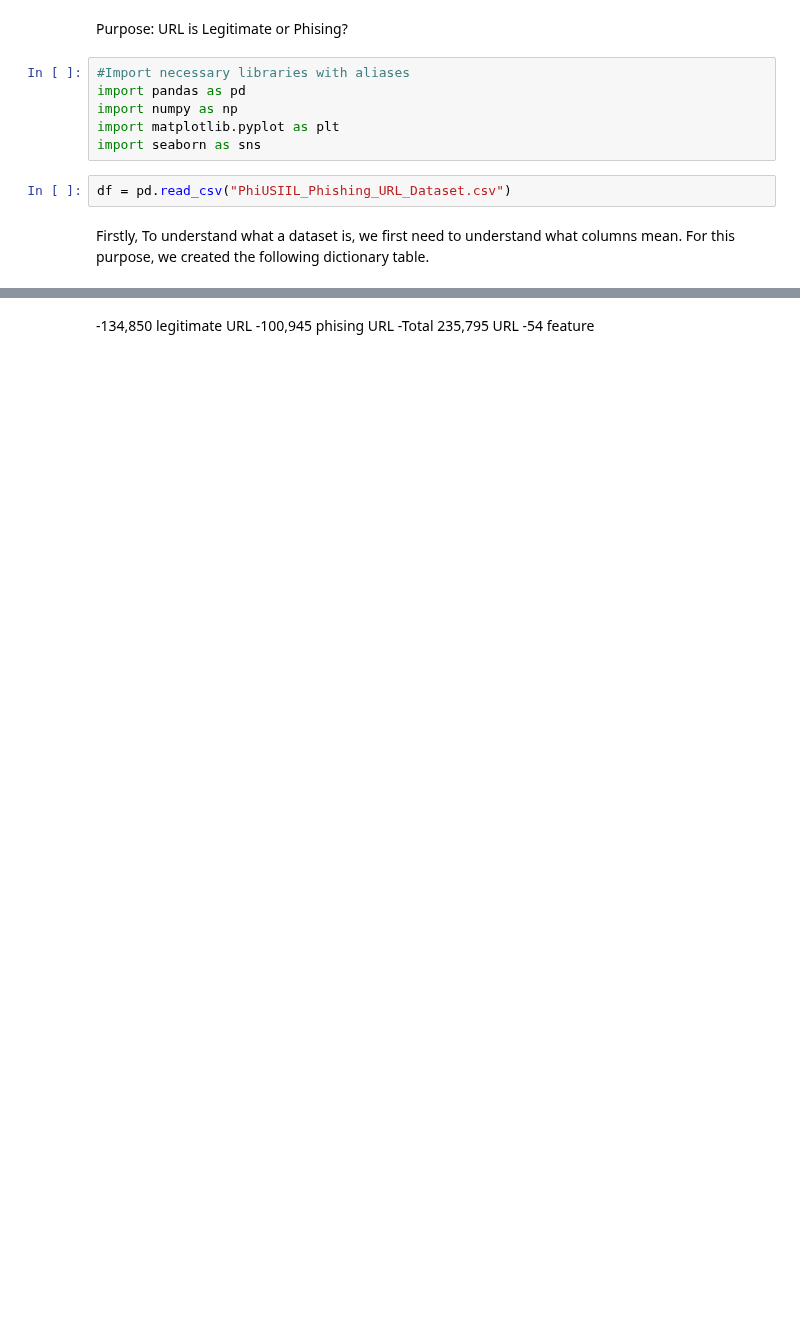
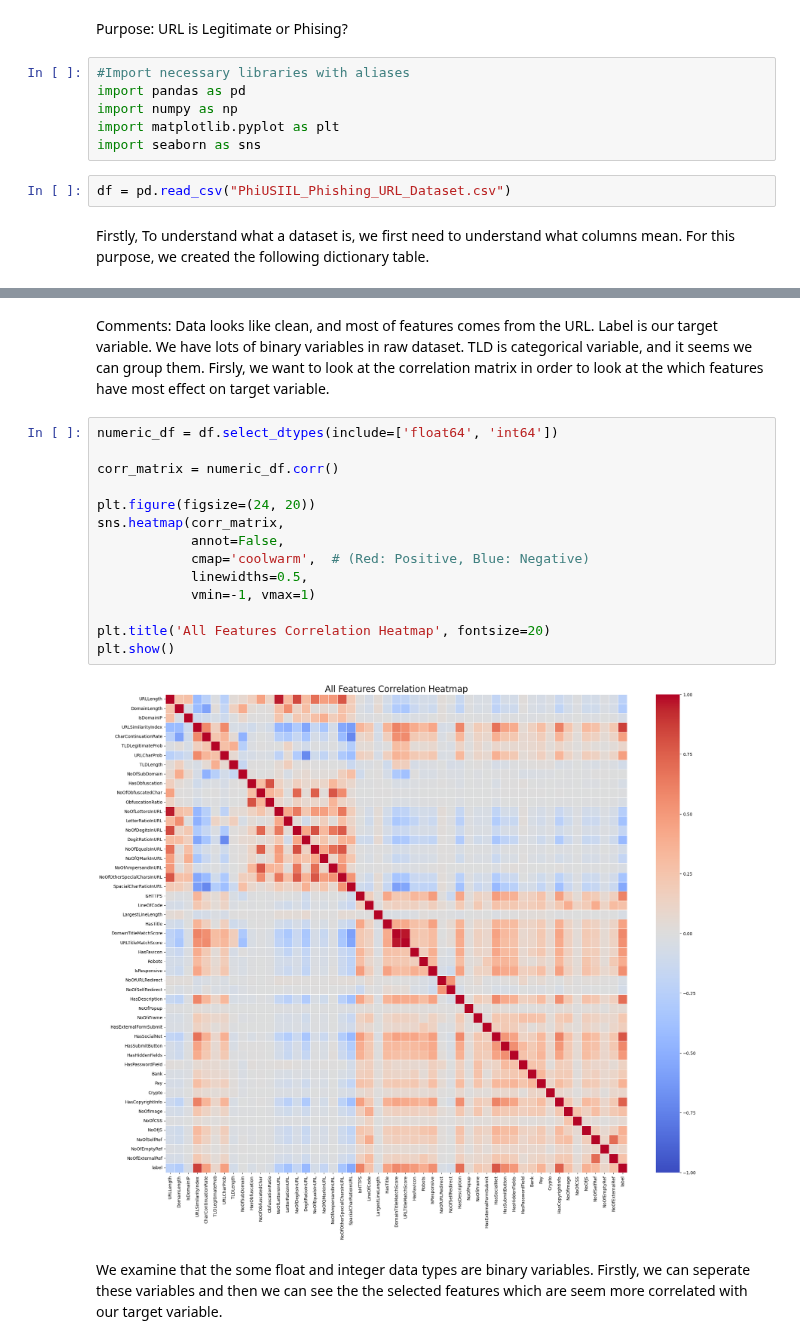
Before and after one commit to BugraAKKUS/Phishing-URL--Website--Detection, a Jupyter notebook: EDA_emre.ipynb, the cells around one changed output, grey strips where cells are left out. Saved outputs shown, nothing was run; the diff lists cells and outputs as text; blank space fills up the shorter version.

Commit message:
corr matrix, seperate binary and continous features

```diff
--- a/EDA_emre.ipynb
+++ b/EDA_emre.ipynb
@@ -98,5 +76,20 @@ display(df.describe().T)
-# %% [markdown]
--134,850 legitimate URL
--100,945 phising URL
--Total 235,795 URL
--54 feature
+# %% [markdown]
+Comments: Data looks like clean, and most of features comes from the URL. Label is our target variable. We have lots of binary variables in raw dataset. TLD is categorical variable, and it seems we can group them. Firsly, we want to look at the correlation matrix in order to look at the which features have most effect on target variable.
+# %%
+numeric_df = df.select_dtypes(include=['float64', 'int64'])
+
+corr_matrix = numeric_df.corr()
+
+plt.figure(figsize=(24, 20))
+sns.heatmap(corr_matrix,
+            annot=False,
+            cmap='coolwarm',  # (Red: Positive, Blue: Negative)
+            linewidths=0.5,
+            vmin=-1, vmax=1)
+
+plt.title('All Features Correlation Heatmap', fontsize=20)
+plt.show()
+# %% [output]
+[figure, added]
+# %% [markdown]
+We examine that the some float and integer data types are binary variables. Firstly, we can seperate these variables and then we can see the the selected features which are seem more correlated with our target variable.
```
Also changed, not shown: parts of 8 cells of this notebook.
